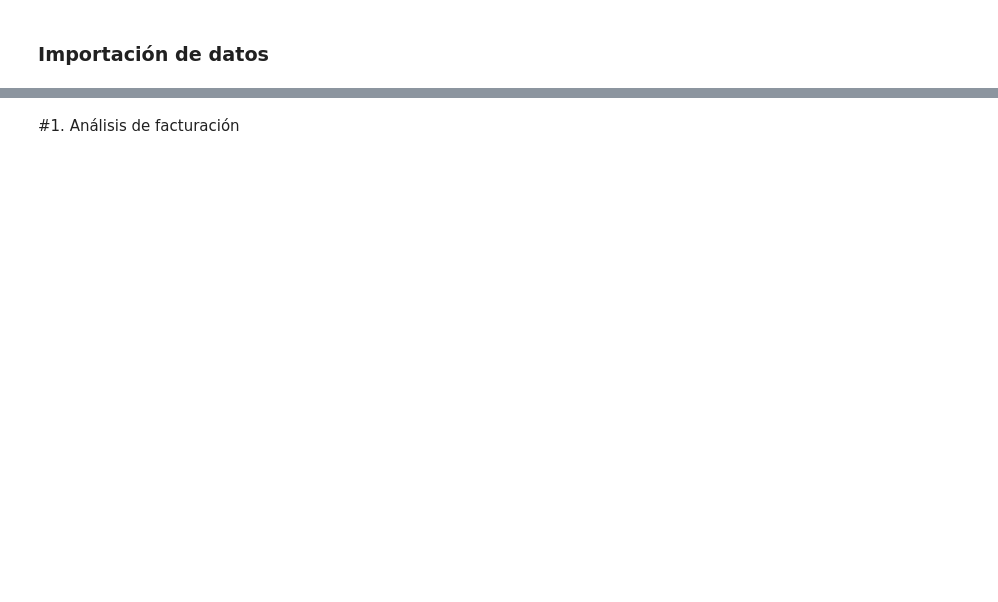
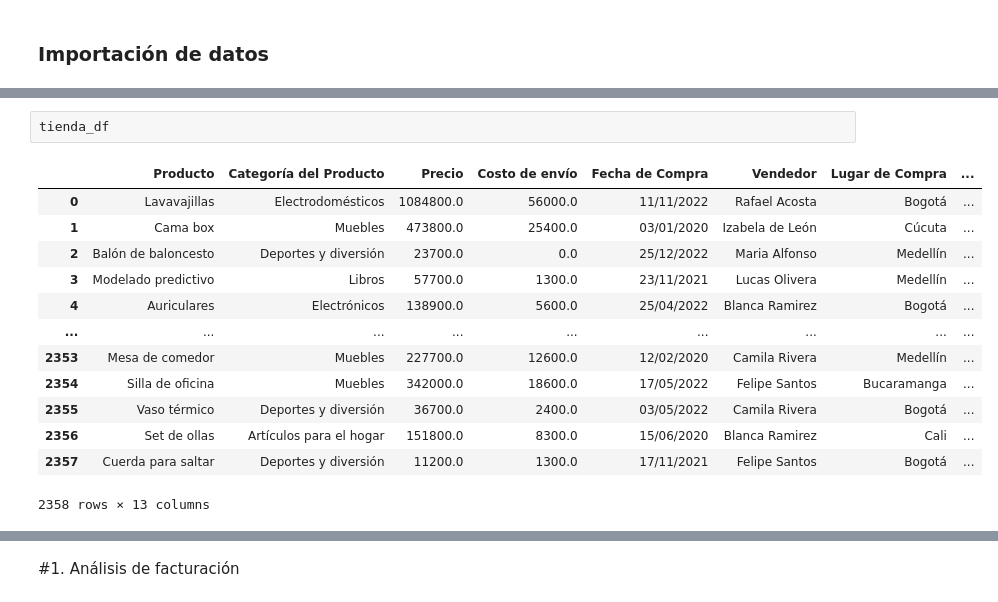
Before and after one commit to Josemora76/Challenge-Amigo-secreto, a Jupyter notebook: AluraStoreLatam.ipynb, the cells around one changed output, grey strips where cells are left out. Cells and saved outputs as stored; diff of their text form; blank space fills up the shorter version.

```diff
--- a/AluraStoreLatam.ipynb
+++ b/AluraStoreLatam.ipynb
@@ -25,0 +48,16 @@ tienda.head()
+# %%
+tienda_df
+# %% [output]
+|  | Producto | Categoría del Producto | Precio | Costo de envío | Fecha de Compra | Vendedor | Lugar de Compra | ... |
+| 0 | Lavavajillas | Electrodomésticos | 1084800.0 | 56000.0 | 11/11/2022 | Rafael Acosta | Bogotá | ... |
+| 1 | Cama box | Muebles | 473800.0 | 25400.0 | 03/01/2020 | Izabela de León | Cúcuta | ... |
+| 2 | Balón de baloncesto | Deportes y diversión | 23700.0 | 0.0 | 25/12/2022 | Maria Alfonso | Medellín | ... |
+| 3 | Modelado predictivo | Libros | 57700.0 | 1300.0 | 23/11/2021 | Lucas Olivera | Medellín | ... |
+| 4 | Auriculares | Electrónicos | 138900.0 | 5600.0 | 25/04/2022 | Blanca Ramirez | Bogotá | ... |
+| ... | ... | ... | ... | ... | ... | ... | ... | ... |
+| 2353 | Mesa de comedor | Muebles | 227700.0 | 12600.0 | 12/02/2020 | Camila Rivera | Medellín | ... |
+| 2354 | Silla de oficina | Muebles | 342000.0 | 18600.0 | 17/05/2022 | Felipe Santos | Bucaramanga | ... |
+| 2355 | Vaso térmico | Deportes y diversión | 36700.0 | 2400.0 | 03/05/2022 | Camila Rivera | Bogotá | ... |
+| 2356 | Set de ollas | Artículos para el hogar | 151800.0 | 8300.0 | 15/06/2020 | Blanca Ramirez | Cali | ... |
+| 2357 | Cuerda para saltar | Deportes y diversión | 11200.0 | 1300.0 | 17/11/2021 | Felipe Santos | Bogotá | ... |
+2358 rows × 13 columns
```
Also changed, not shown: parts of 8 cells of this notebook.
